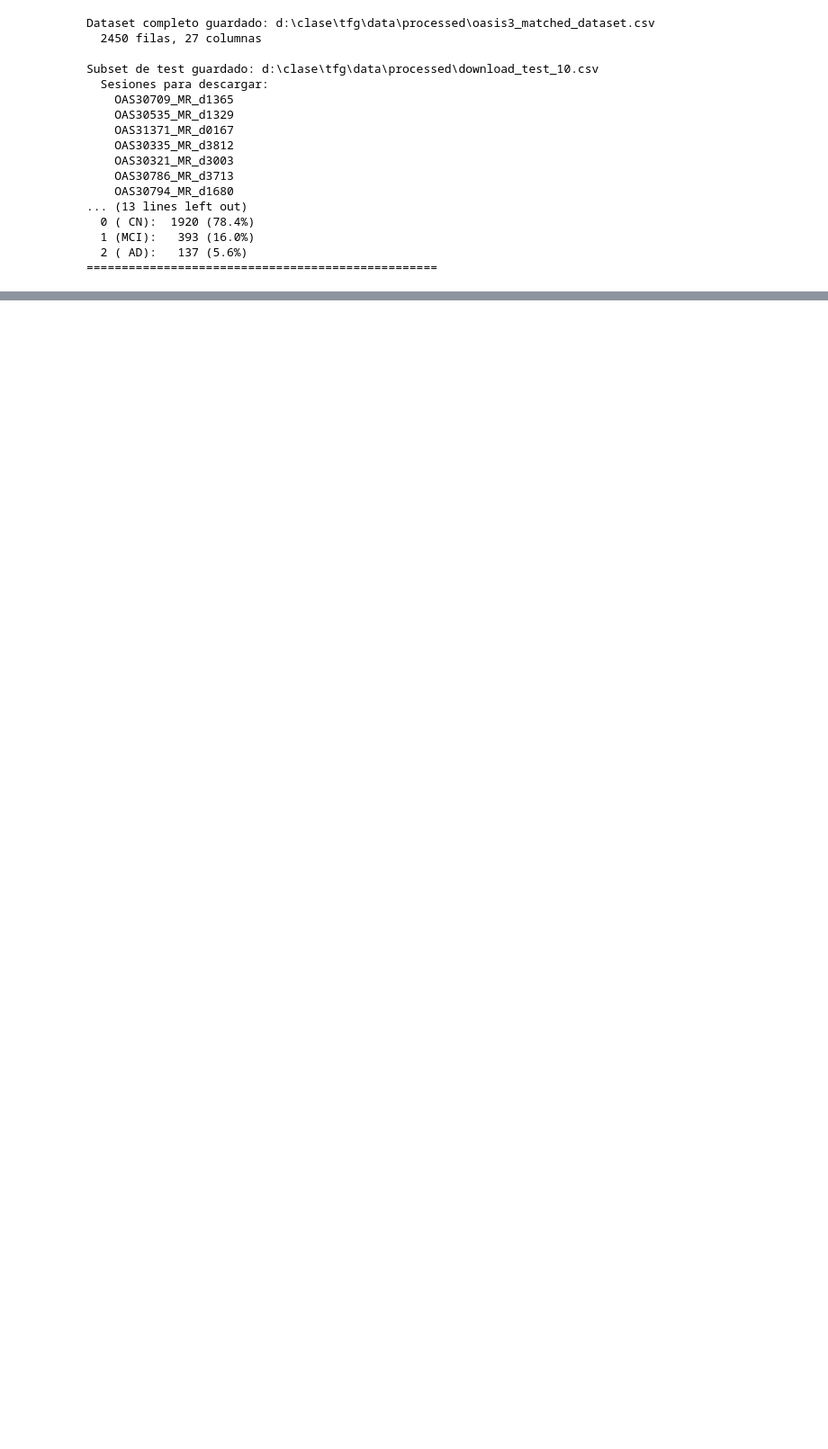
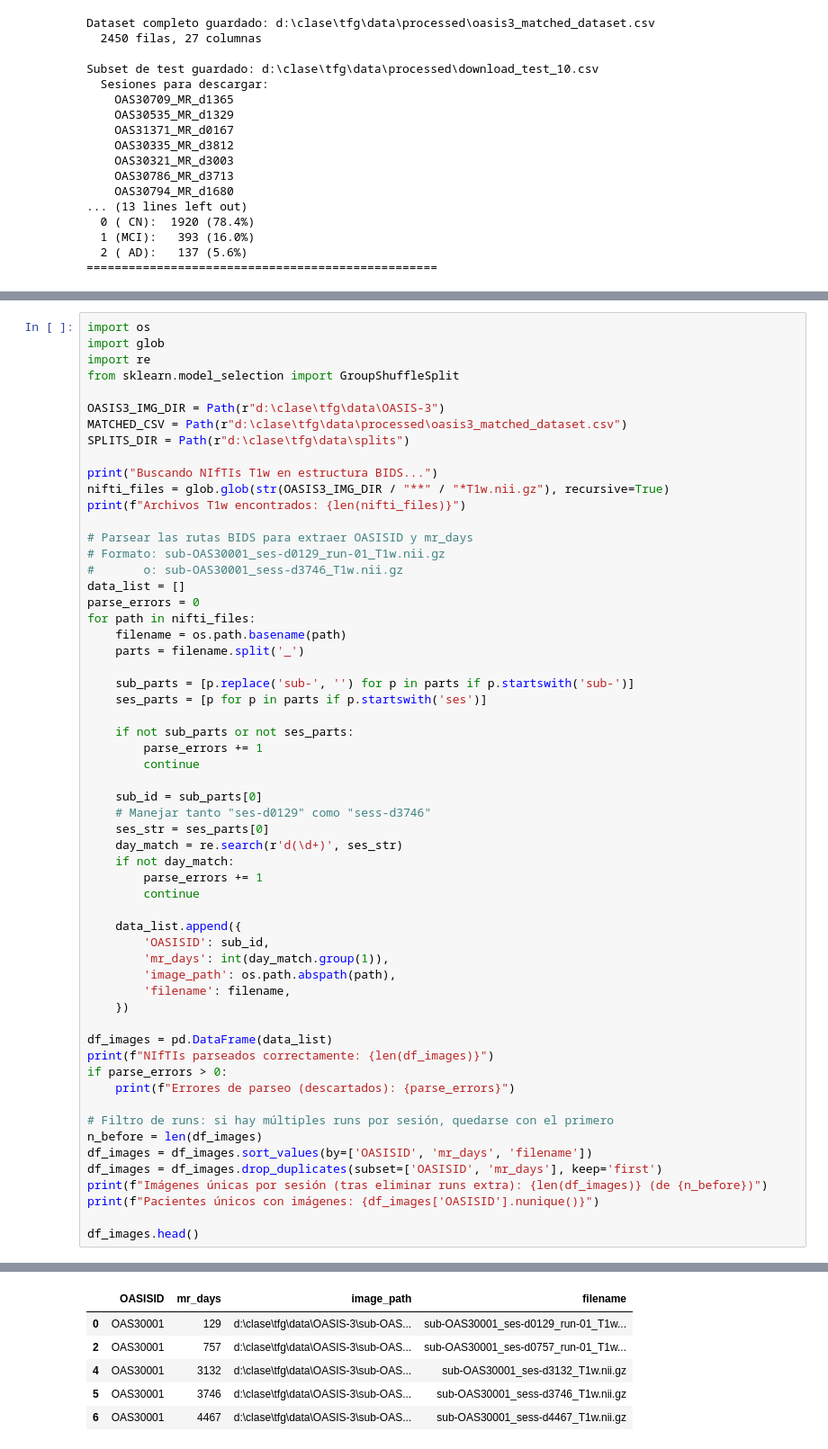
Before and after one commit to alfredofdlv/Deteccion-de-Alzheimer-con-MRI-3D, a Jupyter notebook: notebooks/pipeline_oasis3.ipynb, the cells around one changed output, grey strips where cells are left out. Shown at 90% size. Cells and saved outputs as stored; diff of their text form; blank space fills up the shorter version.

```diff
--- a/notebooks/explorar_oasis3_clinico.ipynb
+++ b/notebooks/pipeline_oasis3.ipynb
@@ -604,0 +619,59 @@ Subset de test guardado: d:\clase\tfg\data\processed\download_test_10.csv
+# %%
+import os
+import glob
+import re
+from sklearn.model_selection import GroupShuffleSplit
+
+OASIS3_IMG_DIR = Path(r"d:\clase\tfg\data\OASIS-3")
+MATCHED_CSV = Path(r"d:\clase\tfg\data\processed\oasis3_matched_dataset.csv")
+SPLITS_DIR = Path(r"d:\clase\tfg\data\splits")
+
+print("Buscando NIfTIs T1w en estructura BIDS...")
+nifti_files = glob.glob(str(OASIS3_IMG_DIR / "**" / "*T1w.nii.gz"), recursive=True)
+print(f"Archivos T1w encontrados: {len(nifti_files)}")
+
+# Parsear las rutas BIDS para extraer OASISID y mr_days
+# Formato: sub-OAS30001_ses-d0129_run-01_T1w.nii.gz
+#       o: sub-OAS30001_sess-d3746_T1w.nii.gz
+data_list = []
+parse_errors = 0
+for path in nifti_files:
+    filename = os.path.basename(path)
+    parts = filename.split('_')
+
+    sub_parts = [p.replace('sub-', '') for p in parts if p.startswith('sub-')]
+    ses_parts = [p for p in parts if p.startswith('ses')]
+
+    if not sub_parts or not ses_parts:
+        parse_errors += 1
+        continue
+
+    sub_id = sub_parts[0]
+    # Manejar tanto "ses-d0129" como "sess-d3746"
+    ses_str = ses_parts[0]
+    day_match = re.search(r'd(\d+)', ses_str)
+    if not day_match:
+        parse_errors += 1
+        continue
+
+    data_list.append({
+        'OASISID': sub_id,
+        'mr_days': int(day_match.group(1)),
+        'image_path': os.path.abspath(path),
+        'filename': filename,
+    })
+
+df_images = pd.DataFrame(data_list)
+print(f"NIfTIs parseados correctamente: {len(df_images)}")
+if parse_errors > 0:
+    print(f"Errores de parseo (descartados): {parse_errors}")
+
+# Filtro de runs: si hay múltiples runs por sesión, quedarse con el primero
+n_before = len(df_images)
+df_images = df_images.sort_values(by=['OASISID', 'mr_days', 'filename'])
+df_images = df_images.drop_duplicates(subset=['OASISID', 'mr_days'], keep='first')
+print(f"Imágenes únicas por sesión (tras eliminar runs extra): {len(df_images)} (de {n_before})")
+print(f"Pacientes únicos con imágenes: {df_images['OASISID'].nunique()}")
+
+df_images.head()
+# %% [output]
@@ -604,0 +683,6 @@ Subset de test guardado: d:\clase\tfg\data\processed\download_test_10.csv
+|  | OASISID | mr_days | image_path | filename |
+| 0 | OAS30001 | 129 | d:\clase\tfg\data\OASIS-3\sub-OAS... | sub-OAS30001_ses-d0129_run-01_T1w... |
+| 2 | OAS30001 | 757 | d:\clase\tfg\data\OASIS-3\sub-OAS... | sub-OAS30001_ses-d0757_run-01_T1w... |
+| 4 | OAS30001 | 3132 | d:\clase\tfg\data\OASIS-3\sub-OAS... | sub-OAS30001_ses-d3132_T1w.nii.gz |
+| 5 | OAS30001 | 3746 | d:\clase\tfg\data\OASIS-3\sub-OAS... | sub-OAS30001_sess-d3746_T1w.nii.gz |
+| 6 | OAS30001 | 4467 | d:\clase\tfg\data\OASIS-3\sub-OAS... | sub-OAS30001_sess-d4467_T1w.nii.gz |
```
Also changed, not shown: parts of 11 cells of this notebook, 12 other files.
